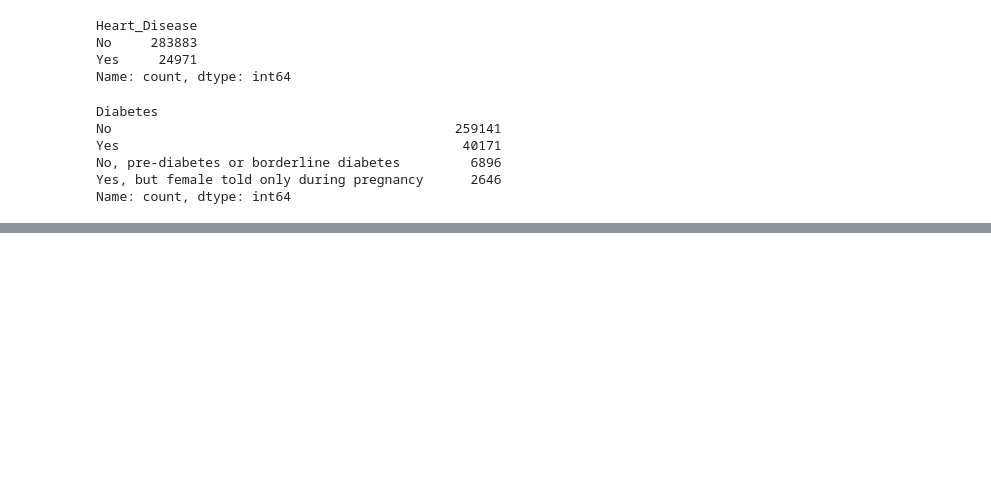
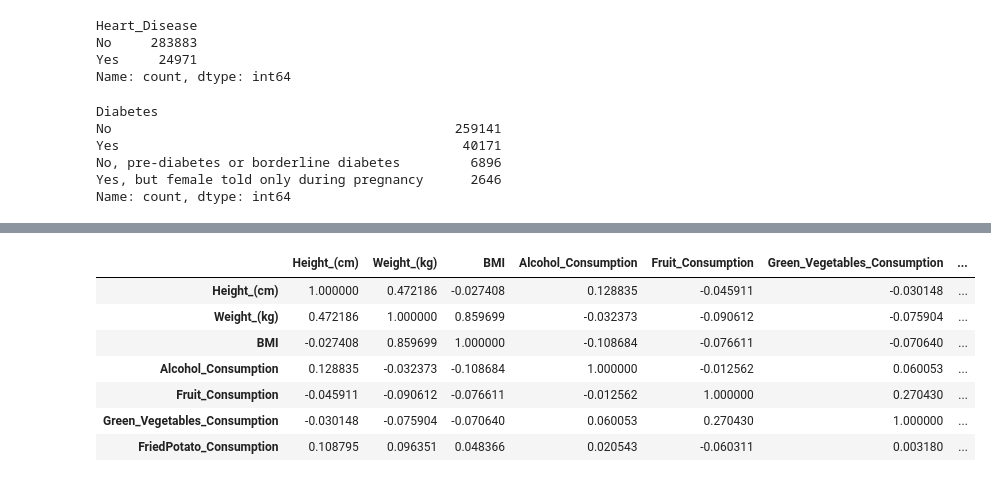
Before and after one commit to Chasindu/3401, a Jupyter notebook: Cardiovascular Diseases Risk Prediction.ipynb, the cells around one changed output, grey strips where cells are left out. Cells and saved outputs as stored; diff of their text form; code cells hidden in the pictures; blank space fills up the shorter version.

```diff
--- a/Cardiovascular Diseases Risk Prediction.ipynb
+++ b/Cardiovascular Diseases Risk Prediction.ipynb
@@ -87,0 +106,12 @@ Name: count, dtype: int64
+# %%
+corr_matrix = df.corr(numeric_only=True)
+corr_matrix
+# %% [output]
+|  | Height_(cm) | Weight_(kg) | BMI | Alcohol_Consumption | Fruit_Consumption | Green_Vegetables_Consumption | ... |
+| Height_(cm) | 1.000000 | 0.472186 | -0.027408 | 0.128835 | -0.045911 | -0.030148 | ... |
+| Weight_(kg) | 0.472186 | 1.000000 | 0.859699 | -0.032373 | -0.090612 | -0.075904 | ... |
+| BMI | -0.027408 | 0.859699 | 1.000000 | -0.108684 | -0.076611 | -0.070640 | ... |
+| Alcohol_Consumption | 0.128835 | -0.032373 | -0.108684 | 1.000000 | -0.012562 | 0.060053 | ... |
+| Fruit_Consumption | -0.045911 | -0.090612 | -0.076611 | -0.012562 | 1.000000 | 0.270430 | ... |
+| Green_Vegetables_Consumption | -0.030148 | -0.075904 | -0.070640 | 0.060053 | 0.270430 | 1.000000 | ... |
+| FriedPotato_Consumption | 0.108795 | 0.096351 | 0.048366 | 0.020543 | -0.060311 | 0.003180 | ... |
```
Also changed, not shown: parts of 4 cells of this notebook.
